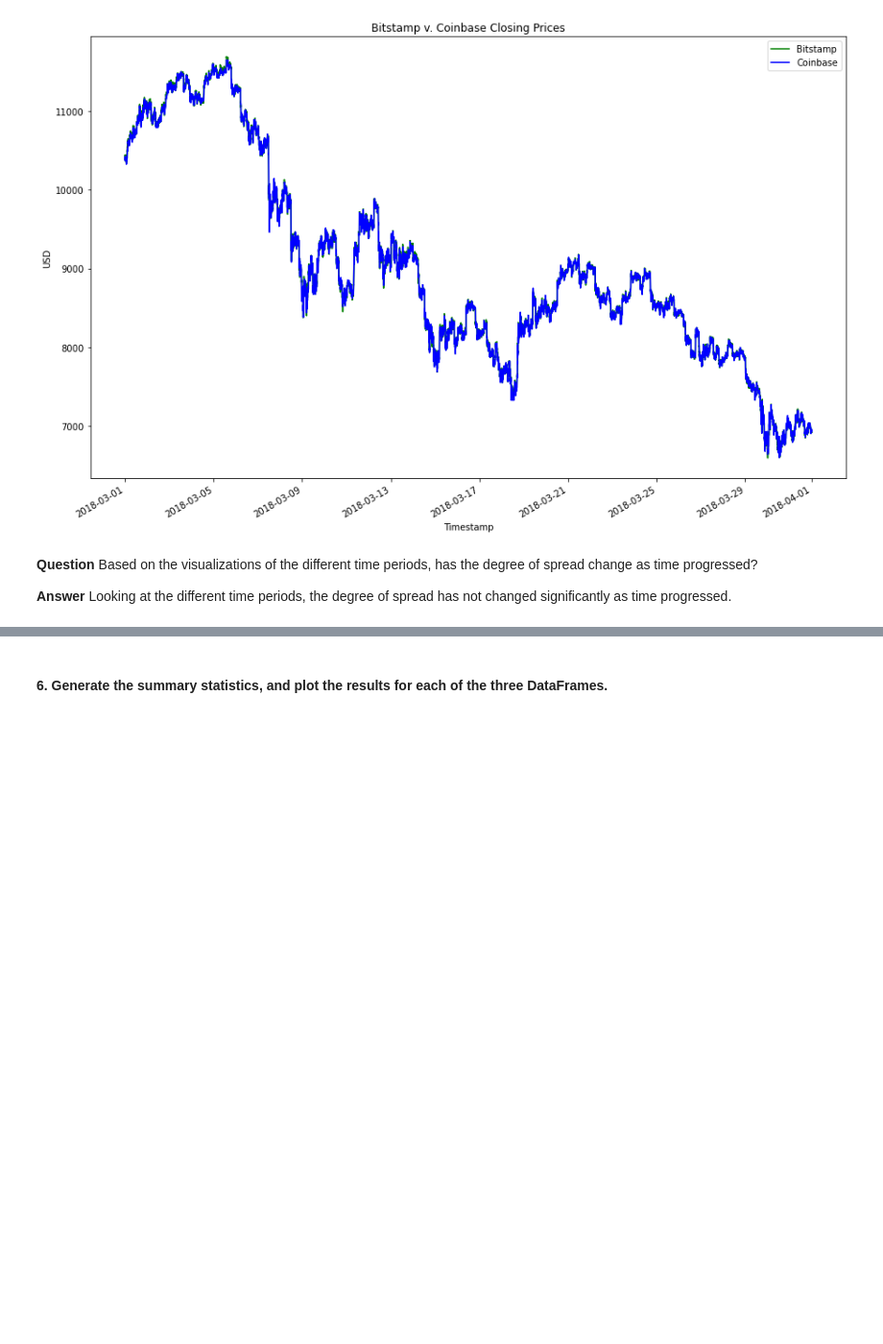
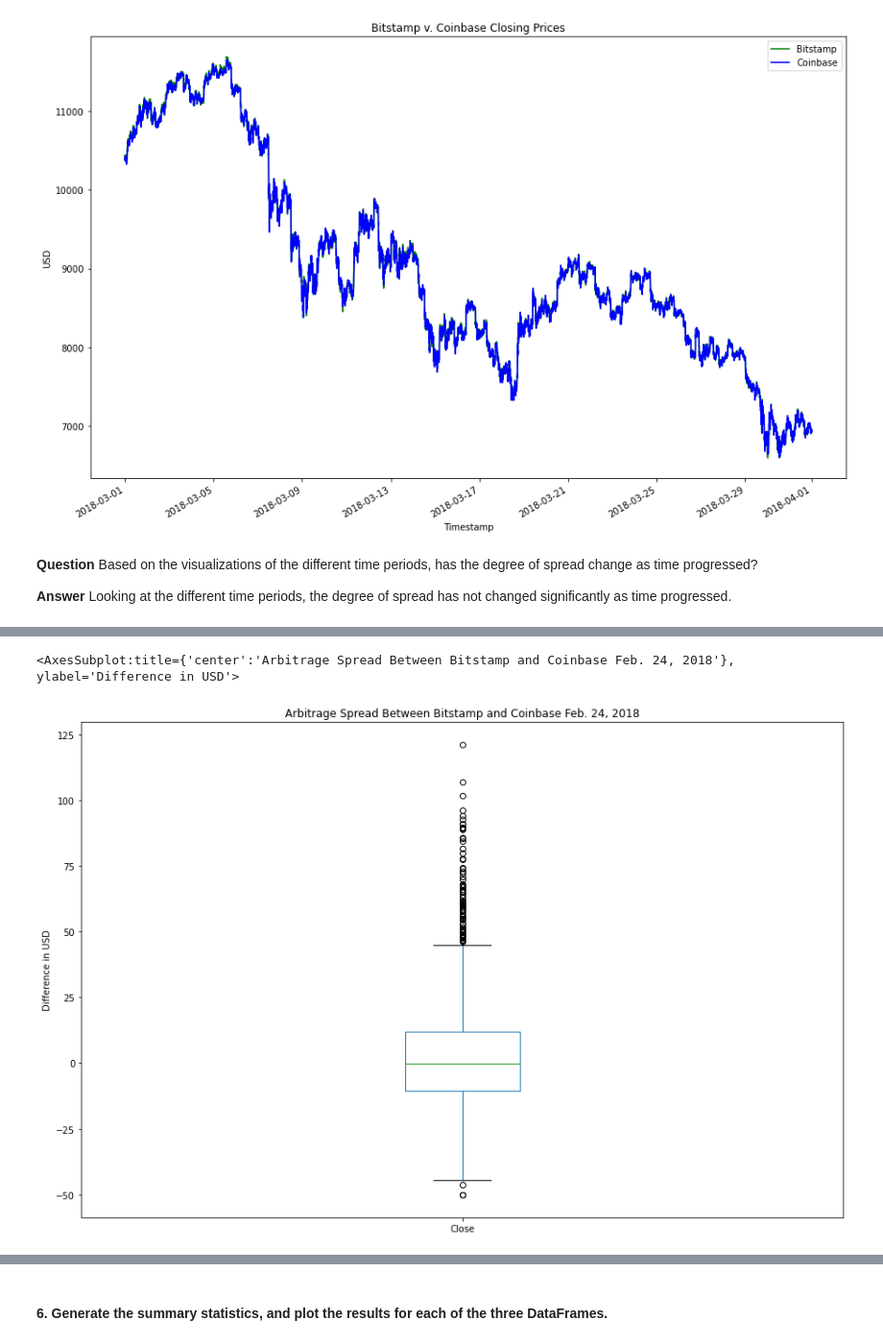
Before and after one commit to gtaraboletti/Module3_Challenge, a Jupyter notebook: Starter_Code/crypto_arbitrage.ipynb, the cells around one changed output, grey strips where cells are left out. Shown at 96% size. Drawn from its saved outputs; the diff is of its cells as text; code cells hidden in the pictures; blank space fills up the shorter version.

```diff
--- a/Starter_Code/crypto_arbitrage.ipynb
+++ b/Starter_Code/crypto_arbitrage.ipynb
@@ -400,0 +219,6 @@ profit_per_trade_early = # YOUR CODE HERE
+# %%
+#calculates arbitrage spread of the data from Feb. 24, 2018
+arbitrage_spread_middle = coinbase_sliced.loc["2018-02-24"] - bitstamp_sliced.loc["2018-02-24"]
+
+# summary statistics of Feb. 24, 2018 arbitrage data
+arbitrage_spread_middle.describe()
@@ -400,0 +235,6 @@ profit_per_trade_early = # YOUR CODE HERE
+# %%
+# box plot of Feb. 24, 2018 arbitrage spread
+arbitrage_spread_middle.plot(kind="box", figsize=(15,10), title="Arbitrage Spread Between Bitstamp and Coinbase Feb. 24, 2018", ylabel="Difference in USD")
+# %% [output]
+<AxesSubplot:title={'center':'Arbitrage Spread Between Bitstamp and Coinbase Feb. 24, 2018'}, ylabel='Difference in USD'>
+[figure, added]
```
Also changed, not shown: parts of 105 cells of this notebook, 1 other file.
